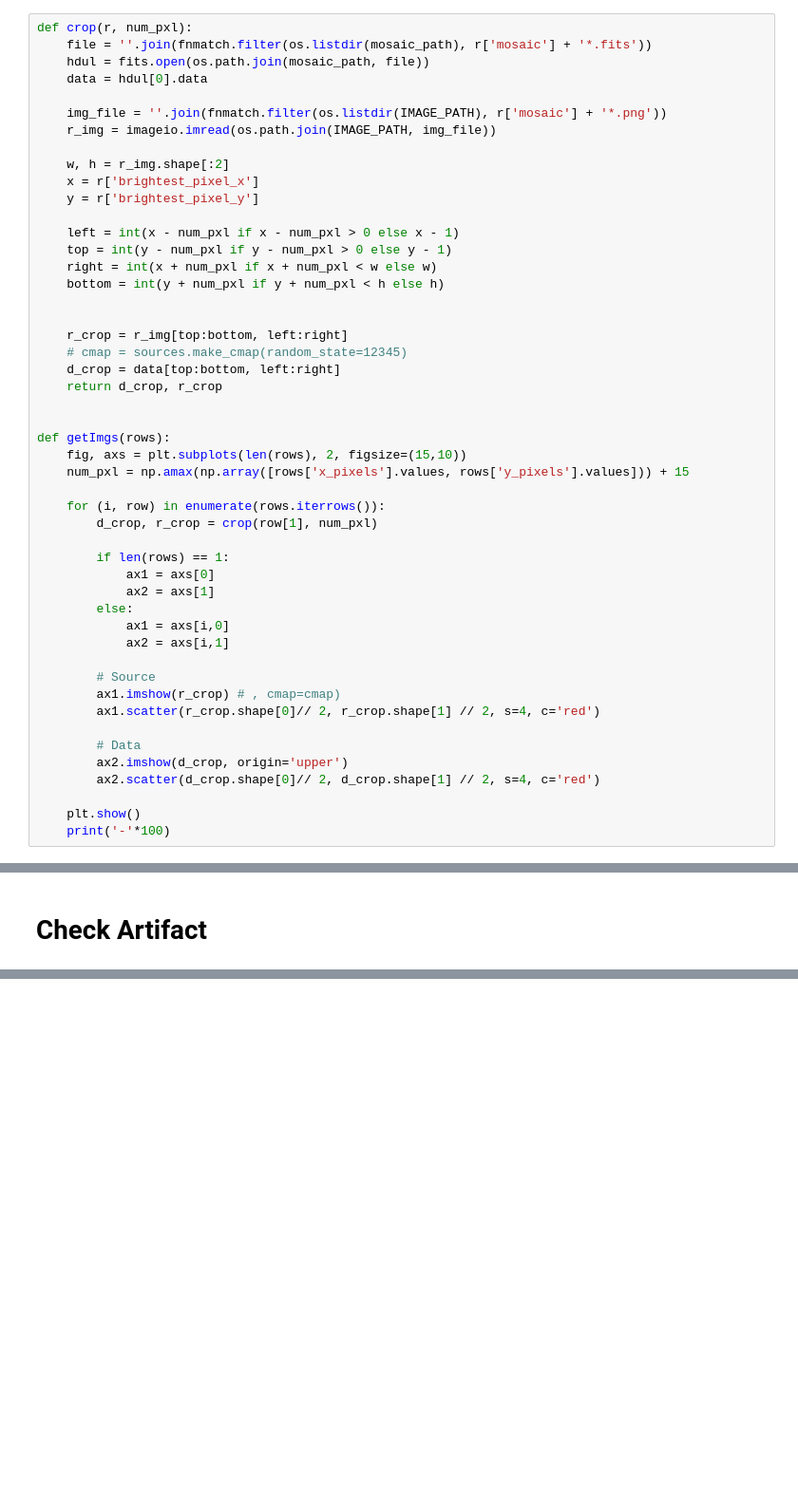
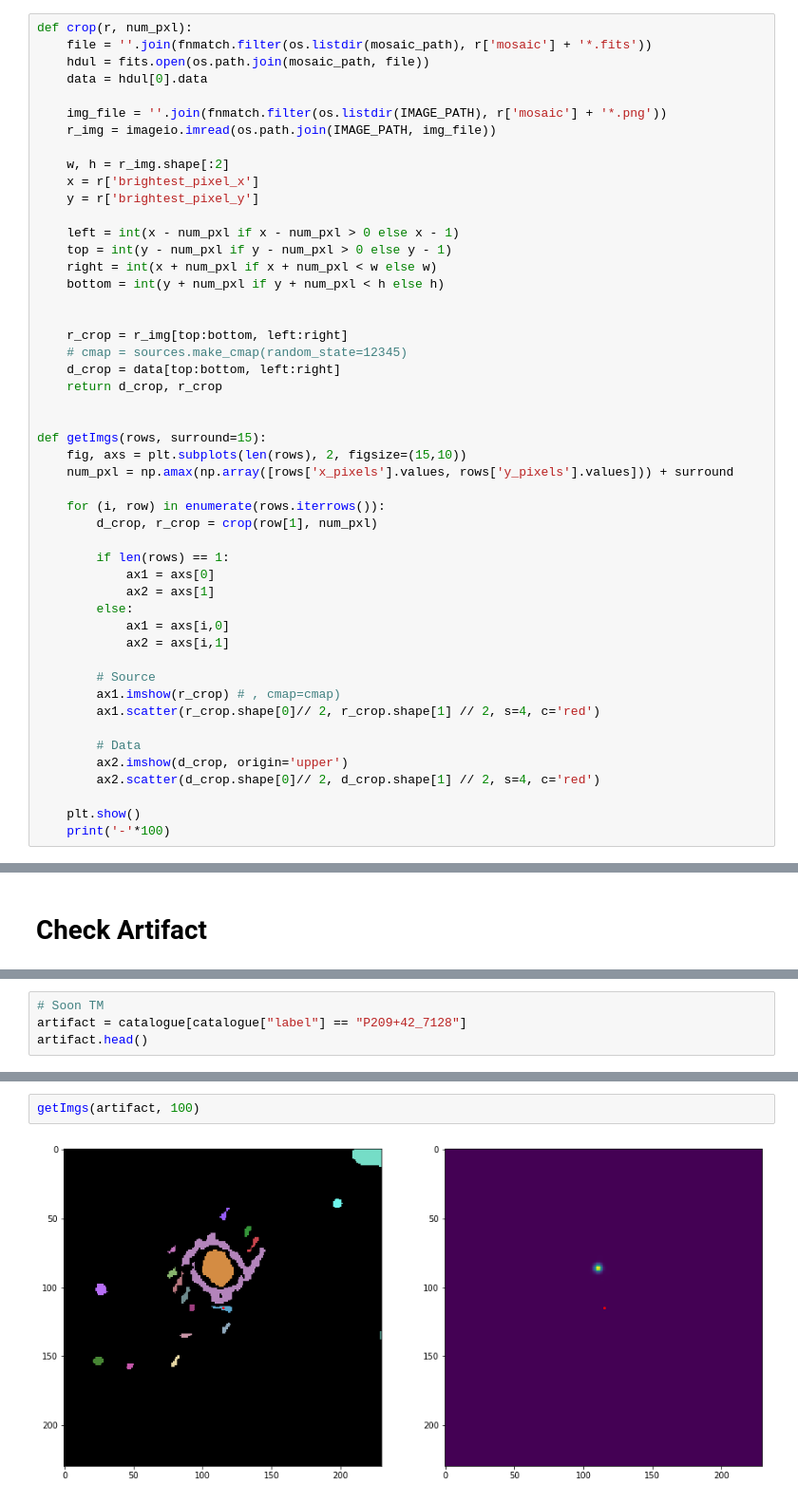
Before and after one commit to JasperO98/dr2, a Jupyter notebook: 5.Lookup_Source/explore_catalogue.ipynb, the cells around one changed output, grey strips where cells are left out. Shown at 95% size. Cells and saved outputs as stored; diff of their text form; blank space fills up the shorter version.

Commit message:
fix artifact

```diff
--- a/5.Lookup_Source/explore_catalogue.ipynb
+++ b/5.Lookup_Source/explore_catalogue.ipynb
@@ -66,9 +66,9 @@ def crop(r, num_pxl):
     return d_crop, r_crop
 
 
-def getImgs(rows):
+def getImgs(rows, surround=15):
     fig, axs = plt.subplots(len(rows), 2, figsize=(15,10))
-    num_pxl = np.amax(np.array([rows['x_pixels'].values, rows['y_pixels'].values])) + 15
+    num_pxl = np.amax(np.array([rows['x_pixels'].values, rows['y_pixels'].values])) + surround
 
     for (i, row) in enumerate(rows.iterrows()):
         d_crop, r_crop = crop(row[1], num_pxl)
@@ -150,0 +149,4 @@ getImgs(overlaps)
+# %%
+# Soon TM
+artifact = catalogue[catalogue["label"] == "P209+42_7128"]
+artifact.head()
@@ -150,0 +157,4 @@ getImgs(overlaps)
+# %%
+getImgs(artifact, 100)
+# %% [output]
+[figure, added]
```
Also changed, not shown: parts of 3 cells of this notebook.
